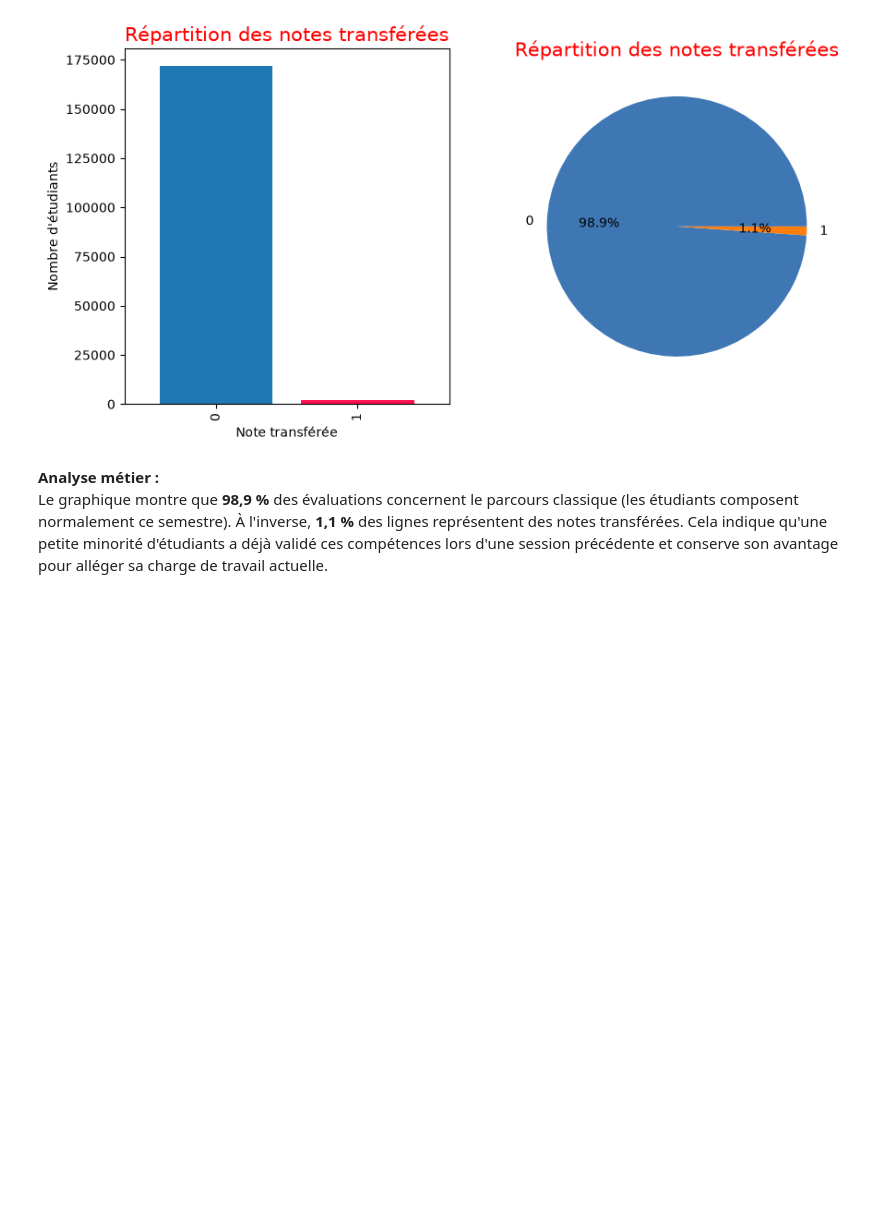
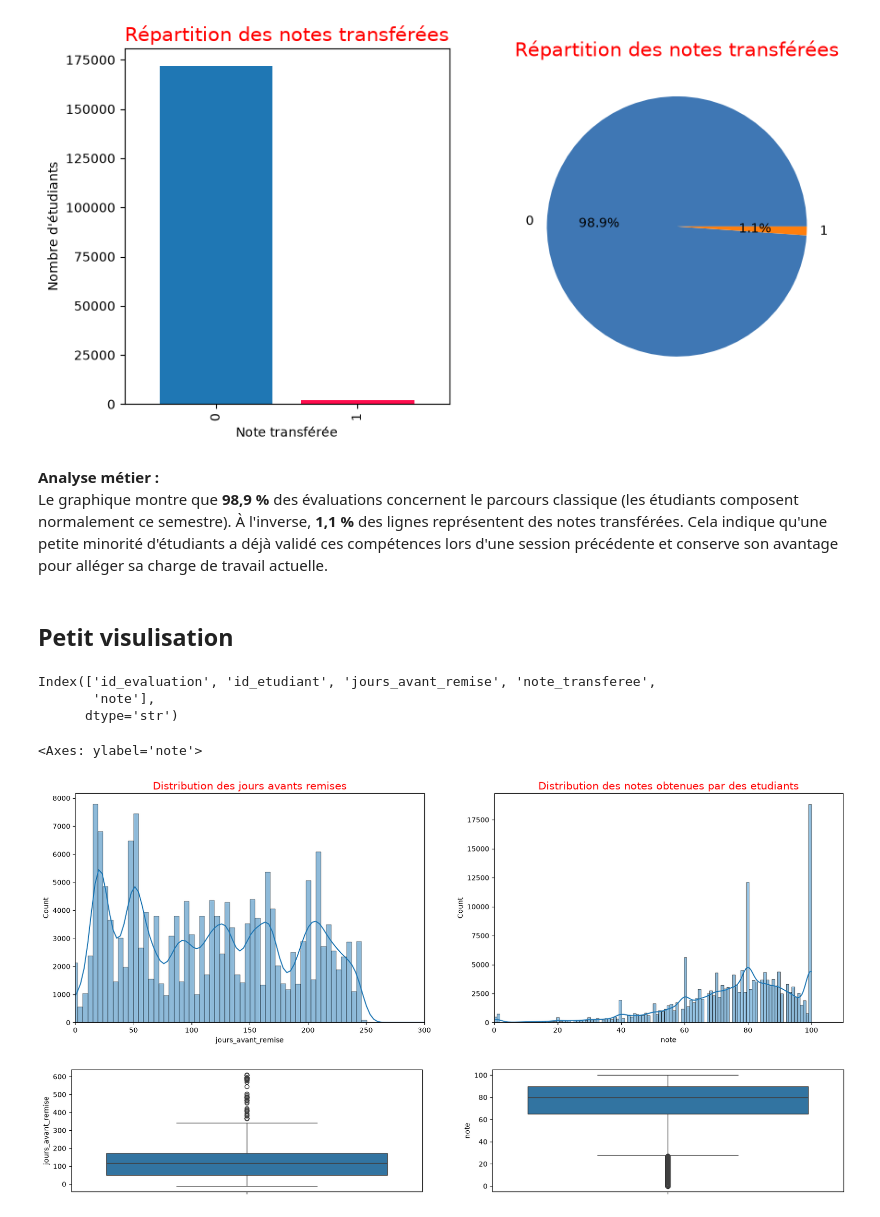
Before and after one commit to SAKPANI/Student-Success-Analytics, a Jupyter notebook: Student-Success-Analytics.ipynb, the cells around one changed output. Saved outputs shown, nothing was run; the diff lists cells and outputs as text; code cells hidden in the pictures; blank space fills up the shorter version.

Commit message:
Netoyages du dataset profil_etudiant et graphique certain variables

```diff
--- a/Student-Success-Analytics.ipynb
+++ b/Student-Success-Analytics.ipynb
@@ -221,3 +218,41 @@ plt.show()
  **Analyse métier :** \
 Le graphique montre que **98,9 %** des évaluations concernent le parcours classique (les étudiants composent normalement ce semestre).
 À l'inverse, **1,1 %** des lignes représentent des notes transférées. Cela indique qu'une petite minorité d'étudiants a déjà validé ces compétences lors d'une session précédente et conserve son avantage pour alléger sa charge de travail actuelle.
+# %% [markdown]
+## Petit visulisation
+# %%
+notes_etudiants.columns
+# %% [output]
+Index(['id_evaluation', 'id_etudiant', 'jours_avant_remise', 'note_transferee',
+       'note'],
+      dtype='str')
+# %%
+plt.figure(figsize = (20,6))
+
+#Jours avants remise
+plt.subplot(1,2,1)
+plt.title("Distribution des jours avants remises", size= 15, c = "red")
+sns.histplot(data = notes_etudiants, x = "jours_avant_remise", kde = True)
+plt.xlim(0, 300)
+
+#notes
+plt.subplot(1,2,2)
+plt.title("Distribution des notes obtenues par des etudiants", size= 15, c = "red")
+sns.histplot(data = notes_etudiants, x = "note", kde = True)
+plt.xlim(0, 110)
+
+
+#BOXPLOT DES GRAPHES
+plt.figure(figsize = (20,7))
+
+# jours avants remises
+plt.subplot(2, 2, 3)
+sns.boxplot(data =notes_etudiants, y = "jours_avant_remise")
+
+#notes
+plt.subplot(2, 2, 4)
+sns.boxplot(data =notes_etudiants, y = "note")
+# %% [output]
+<Axes: ylabel='note'>
+[figure, added]
+[figure, added]
```
Also changed, not shown: parts of 25 cells of this notebook.
